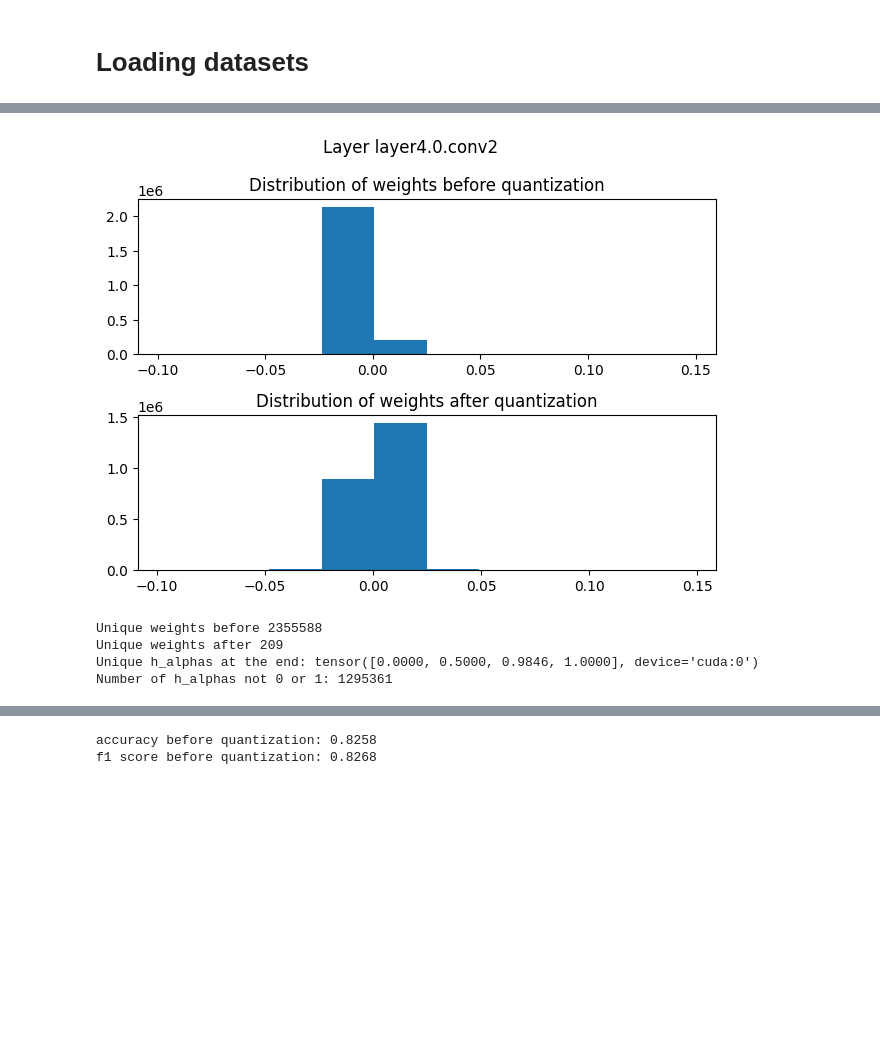
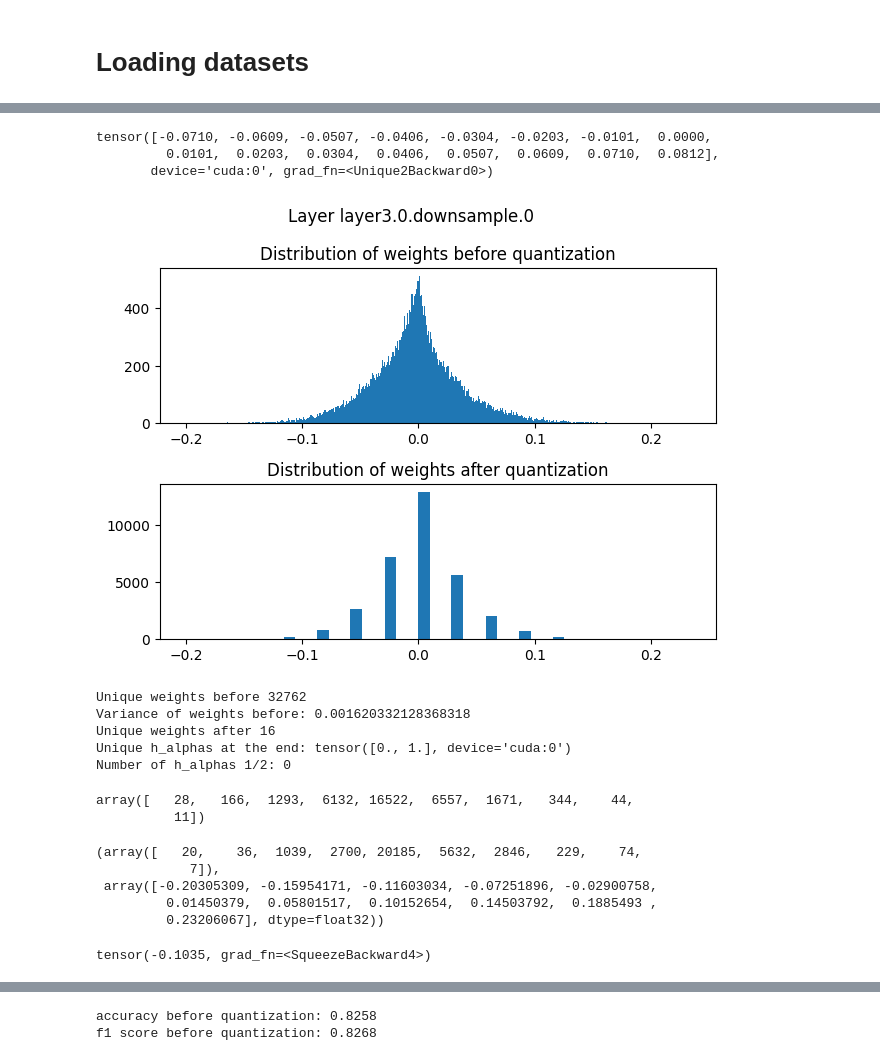
Before and after one commit to puscianm/anvil, a Jupyter notebook: testing.ipynb, the cells around one changed output, grey strips where cells are left out. Saved outputs shown, nothing was run; the diff lists cells and outputs as text; code cells hidden in the pictures; blank space fills up the shorter version.

```diff
--- a/testing.ipynb
+++ b/testing.ipynb
@@ -73,5 +95,5 @@ model = model.to(device)
 # %%
 adaround_wrapper = anvil.adaround.AdaRoundModelWrapper(model, images_1)
-adaround_statistics, quantizized_weights, quantizized_model = adaround_wrapper.apply_adaround_to_layers(reg_param=100, bitwidth=8, per_channel=False, num_iterations=2000, beta_range=(20, 2))
+adaround_statistics, quantizized_weights, quantizized_model = adaround_wrapper.apply_adaround_to_layers(reg_param=2, bitwidth=4, per_channel=False, num_iterations=3500, beta_range=(20, 2), optimizer_lr=3e-2, use_quantiles=True, lower_quantile=0.00005, upper_quantile=0.99995)
 # %% [output]
 Quantizizing conv and lin
@@ -221,34 +261,59 @@ last nubmer of h_alphas other than 0 or 1: 0
+# %%
+torch.unique(dict(quantizized_model.named_modules())[layer_to_plot].weight)
+# %% [output]
+tensor([-0.0710, -0.0609, -0.0507, -0.0406, -0.0304, -0.0203, -0.0101,  0.0000,
+         0.0101,  0.0203,  0.0304,  0.0406,  0.0507,  0.0609,  0.0710,  0.0812],
+       device='cuda:0', grad_fn=<Unique2Backward0>)
 # %%
 i = 0
 # %%
 layer_to_plot = list(adaround_statistics.keys())[i]
 i+=1
 module_to_plot_before = dict(model.named_modules())[layer_to_plot]
 _weights_before = torch.ravel(module_to_plot_before.weight.to("cpu").detach())
 
 module_to_plot_after = dict(quantizized_model.named_modules())[layer_to_plot]
 _weights_after = torch.ravel(module_to_plot_after.weight.to("cpu").detach())
 
 fig, axes = plt.subplots(2,1)
-axes[0].hist(_weights_before)
-axes[1].hist(_weights_after)
-
+axes[0].hist(_weights_before, bins=500)
+axes[1].hist(_weights_after, bins=500, width=0.01)
+axes[1].set_xlim(axes[0].get_xlim())
 
 axes[0].set_title("Distribution of weights before quantization")
 axes[1].set_title("Distribution of weights after quantization")
 fig.suptitle(f"Layer {layer_to_plot}")
 plt.tight_layout()
 plt.show()
 
 
 print("Unique weights before", torch.unique(_weights_before).shape[0])
+print(f"Variance of weights before: {torch.var(_weights_before)}")
 print("Unique weights after", torch.unique(_weights_after).shape[0])
 print(f"Unique h_alphas at the end: {torch.unique(adaround_statistics[layer_to_plot]['h_alphas'][-1])}")
 end_h_alphas = torch.ravel(adaround_statistics[layer_to_plot]['h_alphas'][-1]).cpu().numpy()
-print(f"Number of h_alphas not 0 or 1: {end_h_alphas.shape[0] - np.where(end_h_alphas == 0)[0].shape[0] - np.where(end_h_alphas == 1)[0].shape[0]}")
+print(f"Number of h_alphas 1/2: {end_h_alphas.shape[0] - np.where(end_h_alphas < 1/2)[0].shape[0] - np.where(end_h_alphas > 1/2)[0].shape[0]}")
 # %% [output]
-[figure, old version]
+[figure, new version]
-Unique weights before 2355588
-Unique weights after 209
-Unique h_alphas at the end: tensor([0.0000, 0.5000, 0.9846, 1.0000], device='cuda:0')
-Number of h_alphas not 0 or 1: 1295361
+Unique weights before 32762
+Variance of weights before: 0.001620332128368318
+Unique weights after 16
+Unique h_alphas at the end: tensor([0., 1.], device='cuda:0')
+Number of h_alphas 1/2: 0
+# %%
+np.histogram(dict(model.named_modules())[layer_to_plot].cpu().weight.detach(), bins=10)[0]
+# %% [output]
+array([   28,   166,  1293,  6132, 16522,  6557,  1671,   344,    44,
+          11])
+# %%
+np.histogram(dict(quantizized_model.named_modules())[layer_to_plot].cpu().weight.detach(), bins=10)
+# %% [output]
+(array([   20,    36,  1039,  2700, 20185,  5632,  2846,   229,    74,
+            7]),
+ array([-0.20305309, -0.15954171, -0.11603034, -0.07251896, -0.02900758,
+         0.01450379,  0.05801517,  0.10152654,  0.14503792,  0.1885493 ,
+         0.23206067], dtype=float32))
+# %%
+torch.quantile(torch.ravel(dict(model.named_modules())[layer_to_plot].weight),0.01)
+# %% [output]
+tensor(-0.1035, grad_fn=<SqueezeBackward4>)
```
Also changed, not shown: parts of 16 cells of this notebook, 1 other file.
